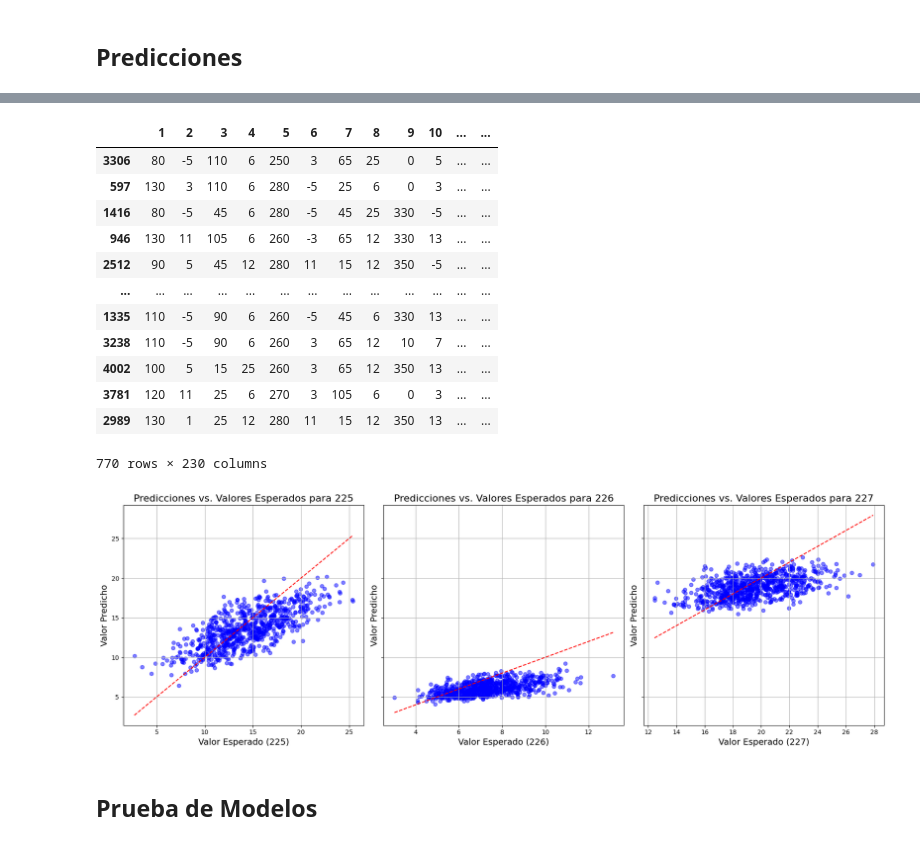
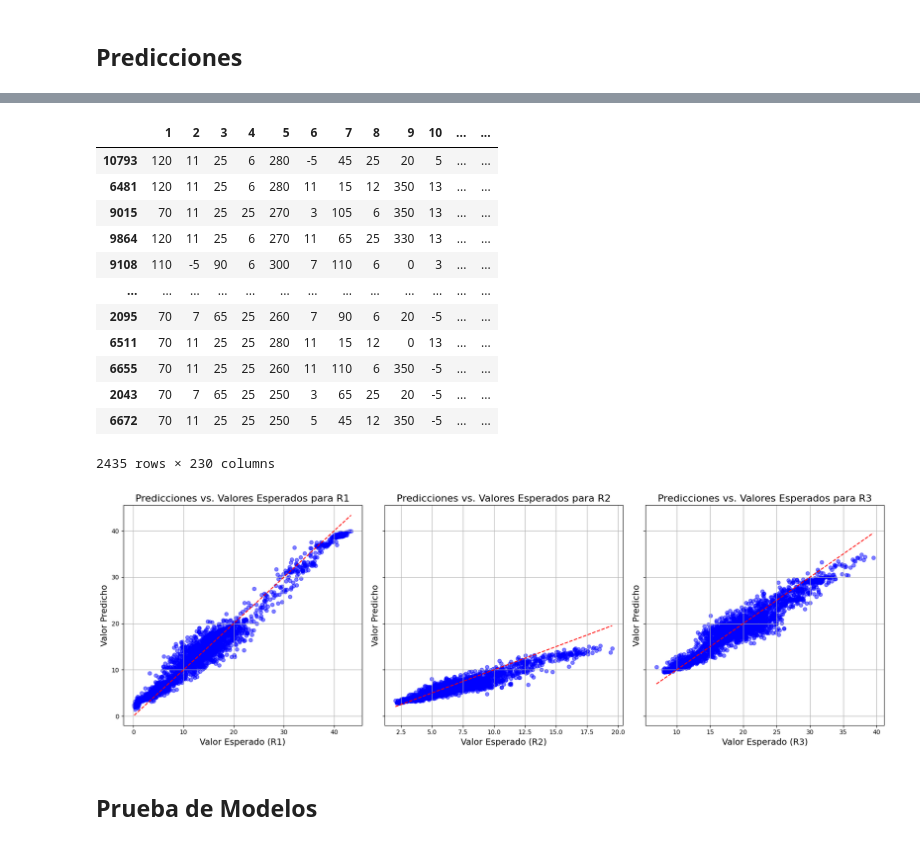
Before and after one commit to MiguelMussi/Multi-Parameter_Wireless_Network, a Jupyter notebook: NN.ipynb, the cells around one changed output, grey strips where cells are left out. Cells and saved outputs as stored; diff of their text form; code cells hidden in the pictures.

```diff
--- a/NN.ipynb
+++ b/NN.ipynb
@@ -585,47 +590,47 @@ df_test
 predicciones = pd.DataFrame(df_test, columns=df_test.columns)
 
 # Obtener las predicciones inversas escaladas y agregarlas como nuevas columnas
-for i, columna in enumerate(['225', '226', '227']):
+for i, columna in enumerate(['R1', 'R2', 'R3']):
     predicciones[f'P_{columna}'] = train_scaler_dict[columna].inverse_transform(y_pred[:, i].reshape(-1, 1))
 
 # Mostrar el DataFrame con las predicciones
 predicciones
 # %% [output]
 |  | 1 | 2 | 3 | 4 | 5 | 6 | 7 | 8 | 9 | 10 | ... | ... |
-| 3306 | 80 | -5 | 110 | 6 | 250 | 3 | 65 | 25 | 0 | 5 | ... | ... |
-| 597 | 130 | 3 | 110 | 6 | 280 | -5 | 25 | 6 | 0 | 3 | ... | ... |
-| 1416 | 80 | -5 | 45 | 6 | 280 | -5 | 45 | 25 | 330 | -5 | ... | ... |
-| 946 | 130 | 11 | 105 | 6 | 260 | -3 | 65 | 12 | 330 | 13 | ... | ... |
-| 2512 | 90 | 5 | 45 | 12 | 280 | 11 | 15 | 12 | 350 | -5 | ... | ... |
+| 10793 | 120 | 11 | 25 | 6 | 280 | -5 | 45 | 25 | 20 | 5 | ... | ... |
+| 6481 | 120 | 11 | 25 | 6 | 280 | 11 | 15 | 12 | 350 | 13 | ... | ... |
+| 9015 | 70 | 11 | 25 | 25 | 270 | 3 | 105 | 6 | 350 | 13 | ... | ... |
+| 9864 | 120 | 11 | 25 | 6 | 270 | 11 | 65 | 25 | 330 | 13 | ... | ... |
+| 9108 | 110 | -5 | 90 | 6 | 300 | 7 | 110 | 6 | 0 | 3 | ... | ... |
 | ... | ... | ... | ... | ... | ... | ... | ... | ... | ... | ... | ... | ... |
-| 1335 | 110 | -5 | 90 | 6 | 260 | -5 | 45 | 6 | 330 | 13 | ... | ... |
-| 3238 | 110 | -5 | 90 | 6 | 260 | 3 | 65 | 12 | 10 | 7 | ... | ... |
-| 4002 | 100 | 5 | 15 | 25 | 260 | 3 | 65 | 12 | 350 | 13 | ... | ... |
-| 3781 | 120 | 11 | 25 | 6 | 270 | 3 | 105 | 6 | 0 | 3 | ... | ... |
-| 2989 | 130 | 1 | 25 | 12 | 280 | 11 | 15 | 12 | 350 | 13 | ... | ... |
+| 2095 | 70 | 7 | 65 | 25 | 260 | 7 | 90 | 6 | 20 | -5 | ... | ... |
+| 6511 | 70 | 11 | 25 | 25 | 280 | 11 | 15 | 12 | 0 | 13 | ... | ... |
+| 6655 | 70 | 11 | 25 | 25 | 260 | 11 | 110 | 6 | 350 | -5 | ... | ... |
+| 2043 | 70 | 7 | 65 | 25 | 250 | 3 | 65 | 25 | 20 | -5 | ... | ... |
+| 6672 | 70 | 11 | 25 | 25 | 250 | 5 | 45 | 12 | 350 | -5 | ... | ... |
-770 rows × 230 columns
+2435 rows × 230 columns
 # %%
 # Crear subgráficos
 fig, axs = plt.subplots(1, 3, figsize=(18, 6), sharey=True)
 
 # Iterar sobre las columnas de predicción
-for i, columna in enumerate(['225', '226', '227']):
+for i, columna in enumerate(['R1', 'R2', 'R3']):
     # Scatter plot de los valores esperados vs. predichos para la columna actual
     axs[i].scatter(predicciones[columna], predicciones[f'P_{columna}'], color='blue', alpha=0.5)
     # Línea diagonal para referencia
     axs[i].plot([predicciones[columna].min(), predicciones[columna].max()], [predicciones[columna].min(), predicciones[columna].max()], color='red', linestyle='--')
     # Título y etiquetas de los ejes
     axs[i].set_title(f'Predicciones vs. Valores Esperados para {columna}', fontsize=16)
     axs[i].set_xlabel(f'Valor Esperado ({columna})', fontsize=14)
     axs[i].set_ylabel('Valor Predicho', fontsize=14)
     # Cuadrícula
     axs[i].grid(True)
 
 # Mostrar el gráfico
 plt.tight_layout()
 plt.show()
 # %% [output]
-[figure, old version]
+[figure, new version]
 # %% [markdown]
 ## Prueba de Modelos
 # %%
```
Also changed, not shown: parts of 42 cells of this notebook.
